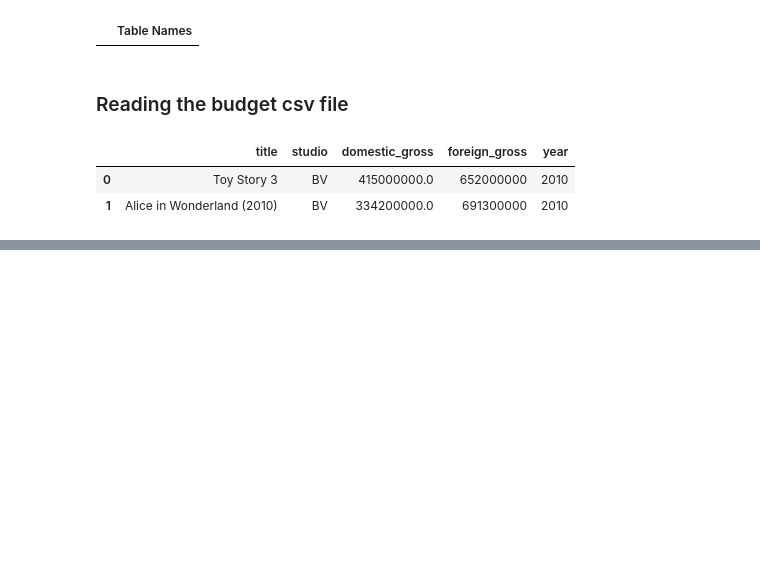
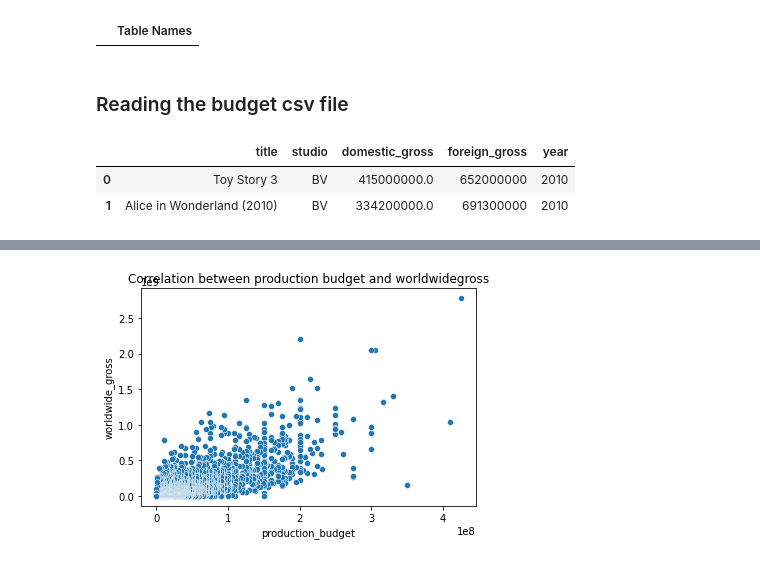
Before and after one commit to SarangeManono/dsc-phase-1-project-v2-4, a Jupyter notebook: student.ipynb, the cells around one changed output, grey strips where cells are left out. Saved outputs shown, nothing was run; the diff lists cells and outputs as text; code cells hidden in the pictures; blank space fills up the shorter version.

Commit message:
data analysis graphs

```diff
--- a/student.ipynb
+++ b/student.ipynb
@@ -92,0 +129,5 @@ ON movie_basics.movie_id = movie_ratings.movie_id
+# %%
+movie_budgets_df["production_budget"] = movie_budgets_df["production_budget"].replace("[$,]", "", regex=True).astype(float)
+movie_budgets_df["worldwide_gross"] = movie_budgets_df["worldwide_gross"].replace("[$,]", "", regex=True).astype(float)
+movie_budgets_df["domestic_gross"] = movie_budgets_df["domestic_gross"].replace("[$,]", "", regex=True).astype(float)
+movie_budgets_df.head(10)
@@ -92,0 +148,3 @@ ON movie_basics.movie_id = movie_ratings.movie_id
+# %%
+movie_budgets_df['release_date'] = movie_budgets_df['release_date'].str[-4:]
+movie_budgets_df.head(10)
@@ -92,0 +185,6 @@ ON movie_basics.movie_id = movie_ratings.movie_id
+# %%
+sns.scatterplot(x='production_budget', y='worldwide_gross', data=movie_budgets_df).set(title='Correlation between production budget and worldwidegross')
+
+plt.show()
+# %% [output]
+[figure, added]
```
Also changed, not shown: parts of 22 cells of this notebook.
